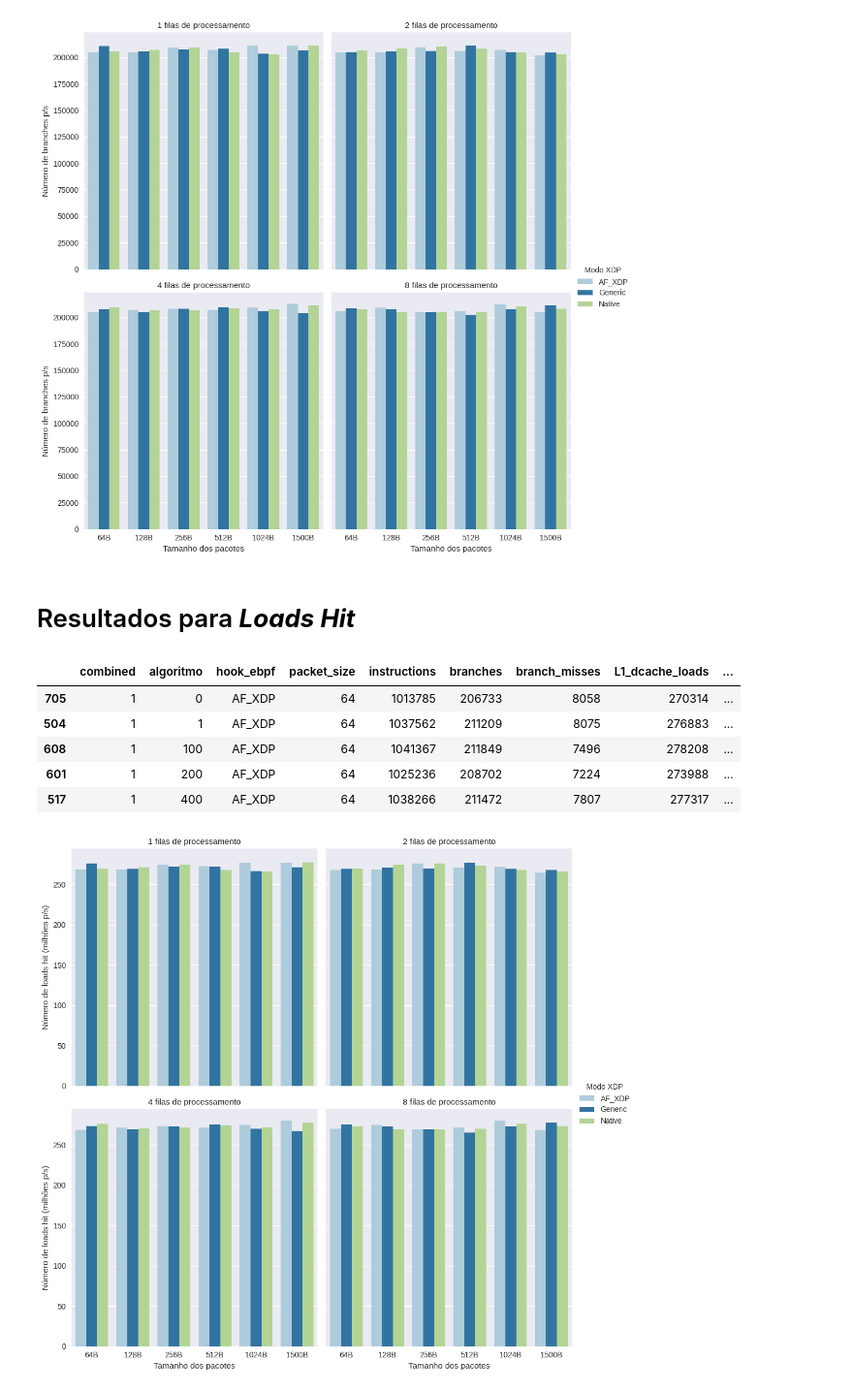
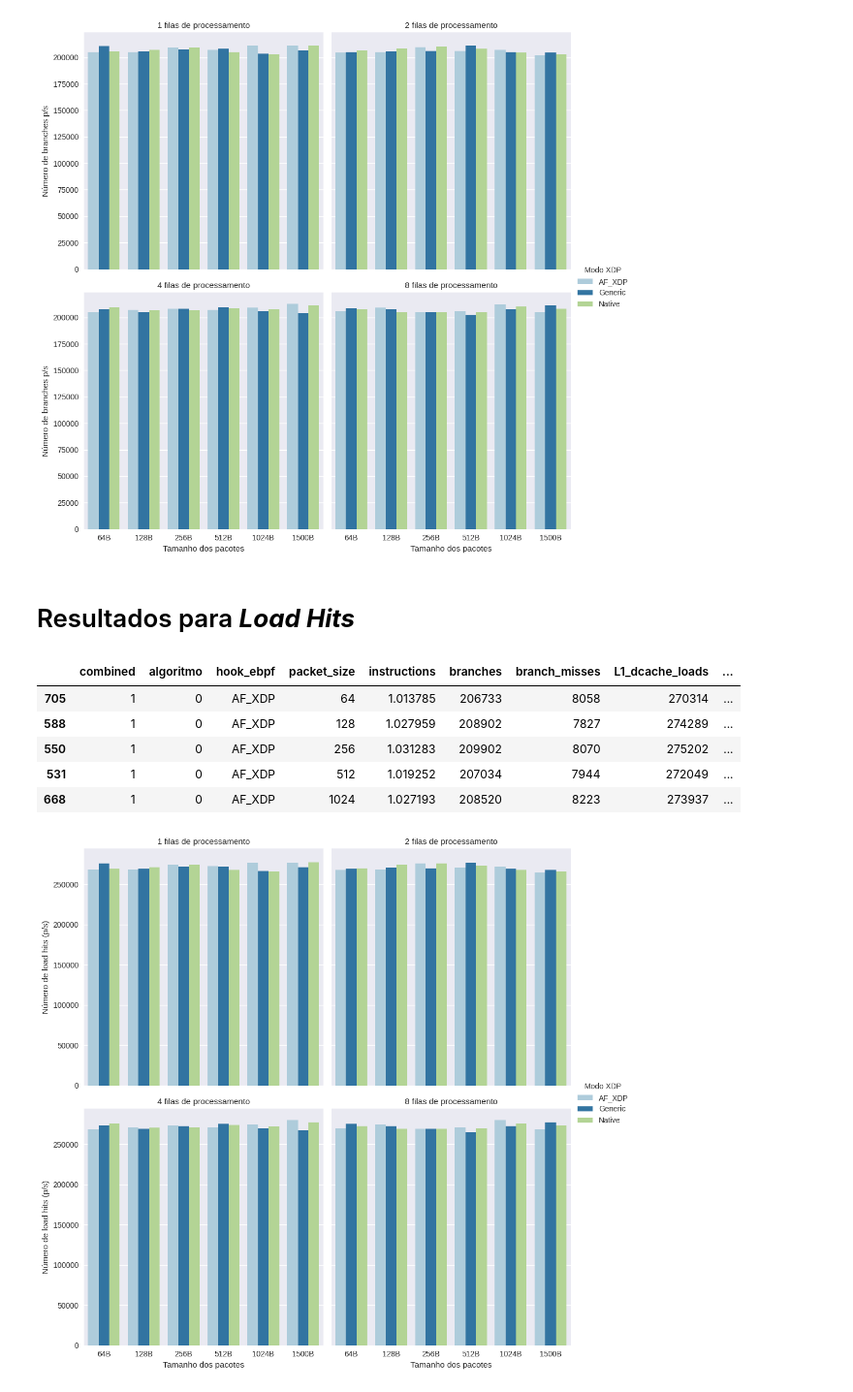
Before and after one commit to igor-capeletti/tcc_eBPF_XDP, a Jupyter notebook: scripts/python/gera_graficos_instrucoes_e_branchs.ipynb, the cells around one changed output. Shown at 97% size. Drawn from its saved outputs; the diff is of its cells as text; code cells hidden in the pictures.

Commit message:
graficos normalizados

```diff
--- a/scripts/python/gera_graficos_instrucoes_e_branchs.ipynb
+++ b/scripts/python/gera_graficos_instrucoes_e_branchs.ipynb
@@ -90,3 +82,5 @@ for i,j in zip(lista_for,lista_alias_for):
 df_perf['algoritmo']= df_perf['algoritmo'].astype(int)
 colunas= ['instructions', 'branches', 'branch_misses',
        'L1_dcache_loads', 'L1_dcache_load_misses']
+
+df_perf['instructions']= df_perf['instructions']/1000000
@@ -121,9 +104,7 @@ df_perf
 # %% [markdown]
 # Resultados para ***Instruções***
 # %%
-#
-
-algoritmo= 12800
+algoritmo= 0
 
 eixo_x= 'packet_size'
 eixo_y= 'instructions'
@@ -133,7 +114,6 @@ plt.rc('figure', figsize=(5, 5))
 df_perf= df_perf.sort_values(by=[eixo_x,hue,'combined'], ascending=True)       #ordena dados com os valores do eixo x
 
 df= df_perf.copy()
-df['instructions']= df['instructions']/1000000
 df= df[df.algoritmo == algoritmo]                #filtra por algoritmo especifico
 df= df[[eixo_x, eixo_y, hue, 'combined']]
 df = df.rename(columns={'hook_ebpf': 'Modo XDP'})
@@ -267,16 +247,16 @@ grafico.savefig(f'{raiz}/branches_{hue}_x_{eixo_x}@alg_{algoritmo}{format_imagen
 # %% [output]
 [figure]
 # %% [markdown]
-# Resultados para ***Loads Hit***
+# Resultados para ***Load Hits***
 # %%
 df_perf.head()
 # %% [output]
 |  | combined | algoritmo | hook_ebpf | packet_size | instructions | branches | branch_misses | L1_dcache_loads | ... |
-| 705 | 1 | 0 | AF_XDP | 64 | 1013785 | 206733 | 8058 | 270314 | ... |
-| 504 | 1 | 1 | AF_XDP | 64 | 1037562 | 211209 | 8075 | 276883 | ... |
-| 608 | 1 | 100 | AF_XDP | 64 | 1041367 | 211849 | 7496 | 278208 | ... |
-| 601 | 1 | 200 | AF_XDP | 64 | 1025236 | 208702 | 7224 | 273988 | ... |
-| 517 | 1 | 400 | AF_XDP | 64 | 1038266 | 211472 | 7807 | 277317 | ... |
+| 705 | 1 | 0 | AF_XDP | 64 | 1.013785 | 206733 | 8058 | 270314 | ... |
+| 588 | 1 | 0 | AF_XDP | 128 | 1.027959 | 208902 | 7827 | 274289 | ... |
+| 550 | 1 | 0 | AF_XDP | 256 | 1.031283 | 209902 | 8070 | 275202 | ... |
+| 531 | 1 | 0 | AF_XDP | 512 | 1.019252 | 207034 | 7944 | 272049 | ... |
+| 668 | 1 | 0 | AF_XDP | 1024 | 1.027193 | 208520 | 8223 | 273937 | ... |
 # %%
 #
 
@@ -284,35 +264,34 @@ algoritmo= 12800
 
 eixo_x= 'packet_size'
 eixo_y= 'L1_dcache_loads'
 hue= 'hook_ebpf'
 
 plt.rc('figure', figsize=(5, 5))
 df_perf= df_perf.sort_values(by=[eixo_x,hue,'combined'], ascending=True)       #ordena dados com os valores do eixo x
 
 df= df_perf.copy()
-df['L1_dcache_loads']= df['L1_dcache_loads']/1000
 df= df[df.algoritmo == algoritmo]                #filtra por algoritmo especifico
 df= df[[eixo_x, eixo_y, hue, 'combined']]
 df = df.rename(columns={'L1_dcache_loads': 'load_hit_l1'})
 df = df.rename(columns={'hook_ebpf': 'Modo XDP'})
 
 
 df['packet_size']= df['packet_size'].astype(str)
 for i,j in zip(lista_pacotes,lista_alias_pacotes):
        df['packet_size']= df['packet_size'].replace(f'{i}',f'{j}')
 
 df.index= range(len(df))
 grafico = sns.catplot(
     data=df, x=eixo_x, y='load_hit_l1',
     col='combined', hue='Modo XDP',
     kind="bar", palette='Paired', col_wrap=2
 )
-grafico.set_ylabels("Número de loads hit (milhões p/s)")
+grafico.set_ylabels("Número de load hits (p/s)")
 grafico.set_xlabels("Tamanho dos pacotes")
 grafico.set_titles("{col_name} filas de processamento")
 
 grafico.savefig(f'{raiz}/loads_hit_L1_{hue}_x_{eixo_x}@alg_{algoritmo}{format_imagens}')
 # %% [output]
-[figure, old version]
+[figure, new version]
 # %%
 
```
Also changed, not shown: parts of 14 cells of this notebook, 41 other files.
